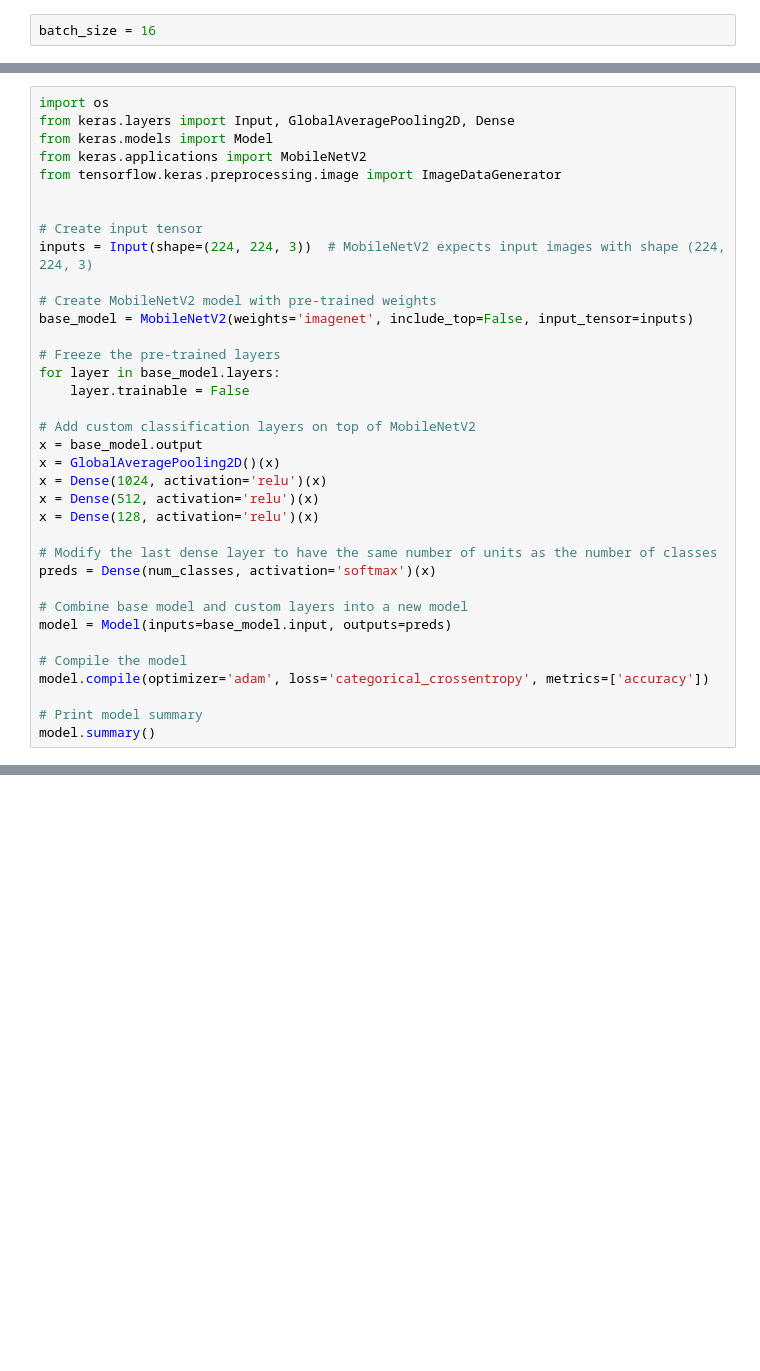
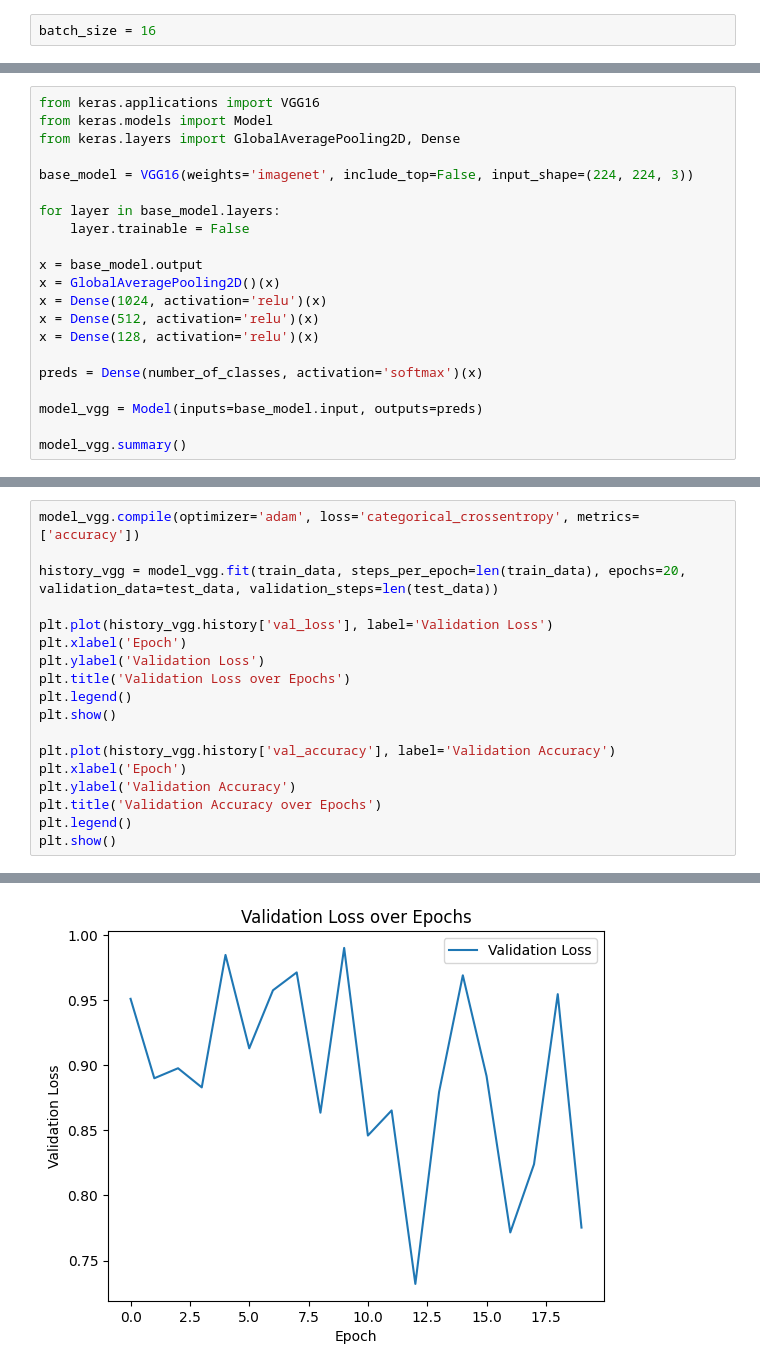
Before and after one commit to ketul-P/lung-cancer-detect, a Jupyter notebook: visualization.ipynb, the cells around one changed output, grey strips where cells are left out. Cells and saved outputs as stored; diff of their text form; blank space fills up the shorter version.

```diff
--- a/visualization.ipynb
+++ b/visualization.ipynb
@@ -47,37 +244,22 @@ num_classes = len(train_data.class_indices)
 # %%
-import os
-from keras.layers import Input, GlobalAveragePooling2D, Dense
+from keras.applications import VGG16
 from keras.models import Model
-from keras.applications import MobileNetV2
-from tensorflow.keras.preprocessing.image import ImageDataGenerator
+from keras.layers import GlobalAveragePooling2D, Dense
 
+base_model = VGG16(weights='imagenet', include_top=False, input_shape=(224, 224, 3))
 
-# Create input tensor
-inputs = Input(shape=(224, 224, 3))  # MobileNetV2 expects input images with shape (224, 224, 3)
-
-# Create MobileNetV2 model with pre-trained weights
-base_model = MobileNetV2(weights='imagenet', include_top=False, input_tensor=inputs)
-
-# Freeze the pre-trained layers
 for layer in base_model.layers:
     layer.trainable = False
 
-# Add custom classification layers on top of MobileNetV2
 x = base_model.output
 x = GlobalAveragePooling2D()(x)
 x = Dense(1024, activation='relu')(x)
 x = Dense(512, activation='relu')(x)
 x = Dense(128, activation='relu')(x)
 
-# Modify the last dense layer to have the same number of units as the number of classes
-preds = Dense(num_classes, activation='softmax')(x)
+preds = Dense(number_of_classes, activation='softmax')(x)
 
-# Combine base model and custom layers into a new model
-model = Model(inputs=base_model.input, outputs=preds)
+model_vgg = Model(inputs=base_model.input, outputs=preds)
 
-# Compile the model
-model.compile(optimizer='adam', loss='categorical_crossentropy', metrics=['accuracy'])
-
-# Print model summary
-model.summary()
+model_vgg.summary()
 # %% [output]
@@ -182,0 +283,19 @@ model.save('best_model1.keras')
+# %%
+model_vgg.compile(optimizer='adam', loss='categorical_crossentropy', metrics=['accuracy'])
+
+history_vgg = model_vgg.fit(train_data, steps_per_epoch=len(train_data), epochs=20, validation_data=test_data, validation_steps=len(test_data))
+
+plt.plot(history_vgg.history['val_loss'], label='Validation Loss')
+plt.xlabel('Epoch')
+plt.ylabel('Validation Loss')
+plt.title('Validation Loss over Epochs')
+plt.legend()
+plt.show()
+
+plt.plot(history_vgg.history['val_accuracy'], label='Validation Accuracy')
+plt.xlabel('Epoch')
+plt.ylabel('Validation Accuracy')
+plt.title('Validation Accuracy over Epochs')
+plt.legend()
+plt.show()
+# %% [output]
@@ -182,0 +319 @@ model.save('best_model1.keras')
+[figure, added]
```
Also changed, not shown: parts of 40 cells of this notebook.
